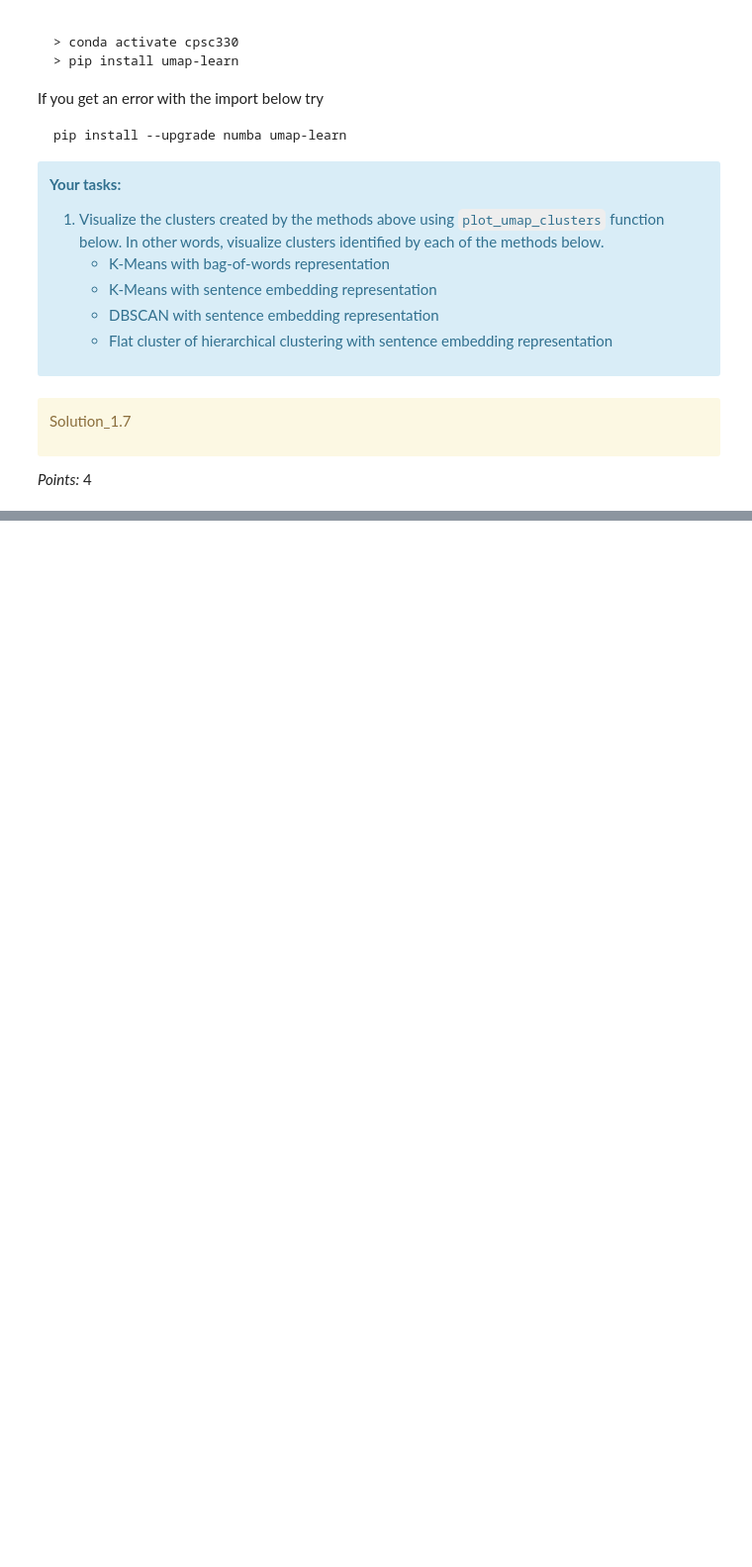
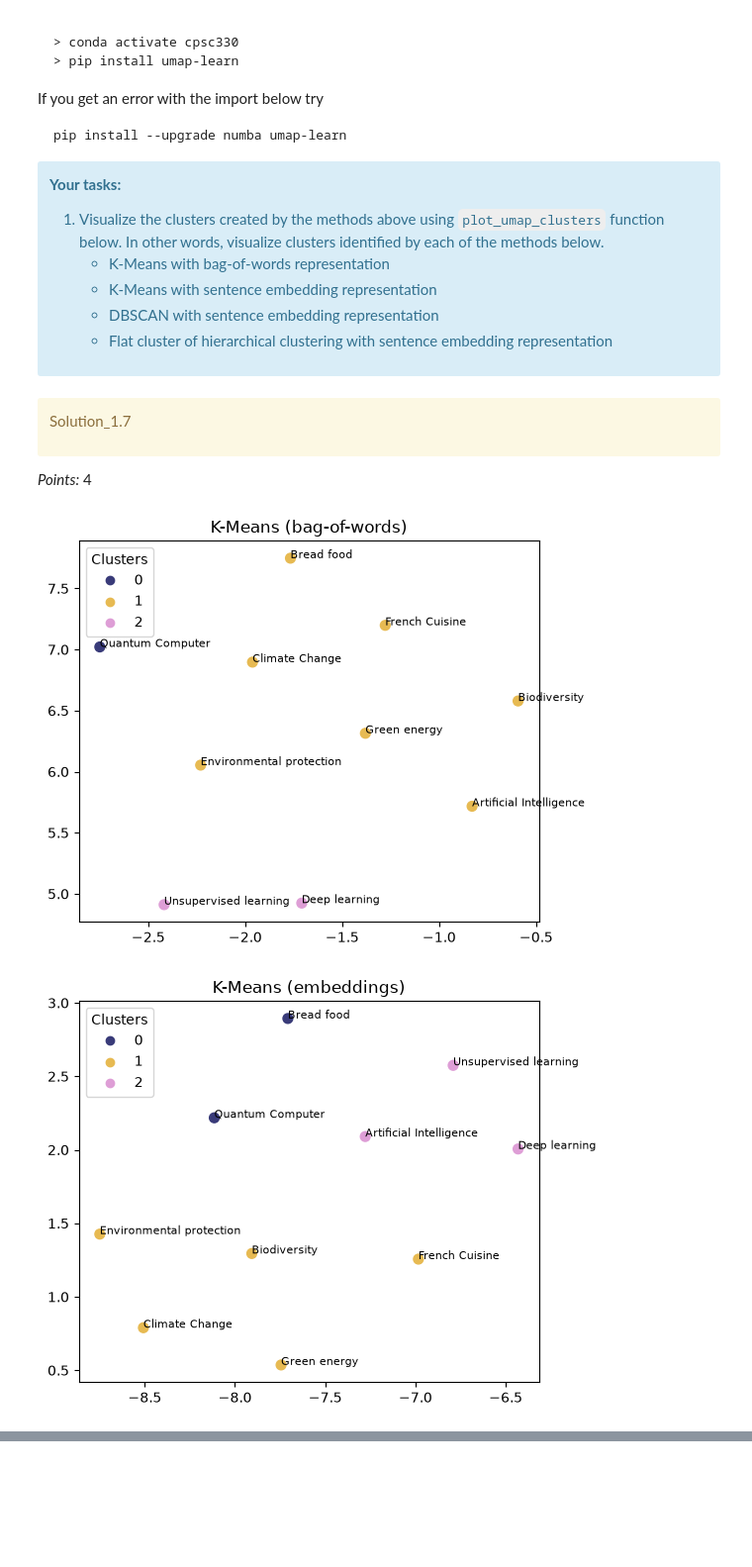
Before and after one commit to ZhaoJohnny/CPSC330-, a Jupyter notebook: assignment6/hw6_exercise_1.ipynb, the cells around one changed output, grey strips where cells are left out. Shown at 99% size. Saved outputs shown, nothing was run; the diff lists cells and outputs as text; code cells hidden in the pictures; blank space fills up the shorter version.

```diff
--- a/assignment6/hw6_exercise_1.ipynb
+++ b/assignment6/hw6_exercise_1.ipynb
@@ -502,0 +680,28 @@ _Points:_ 4
+# %%
+clusters = [wiki_df['bow_kmeans'],
+            wiki_df['emb_kmeans'],
+            wiki_df['emb_dbscan'],
+            wiki_df['emb_hierarchical']]
+
+# Bag-of-words matrix (the same one the KMeans pipeline used)
+X_bow = pipe[0].transform(wiki_df["text"]).toarray()
+# if your pipeline used the column transformer version, use pipe[0].transform(wiki_df).toarray()
+
+methods = [
+    ("K-Means (bag-of-words)",       X_bow, wiki_df["bow_kmeans"]),
+    ("K-Means (embeddings)",         emb_sent_df, wiki_df["emb_kmeans"]),
+    ("DBSCAN (embeddings)",          emb_sent_df, wiki_df["emb_dbscan"]),
+    ("Hierarchical (embeddings)",    emb_sent_df, wiki_df["emb_hierarchical"]),
+]
+
+for title, X, labels in methods:
+    plot_umap_clusters(
+        data=X,
+        cluster_labels=labels,
+        raw_texts=wiki_df["wiki query"].tolist(),
+        show_labels=True,
+        title=title,
+    )
+# %% [output]
+[figure, added]
+[figure, added]
```
Also changed, not shown: parts of 36 cells of this notebook, 1 other file.
